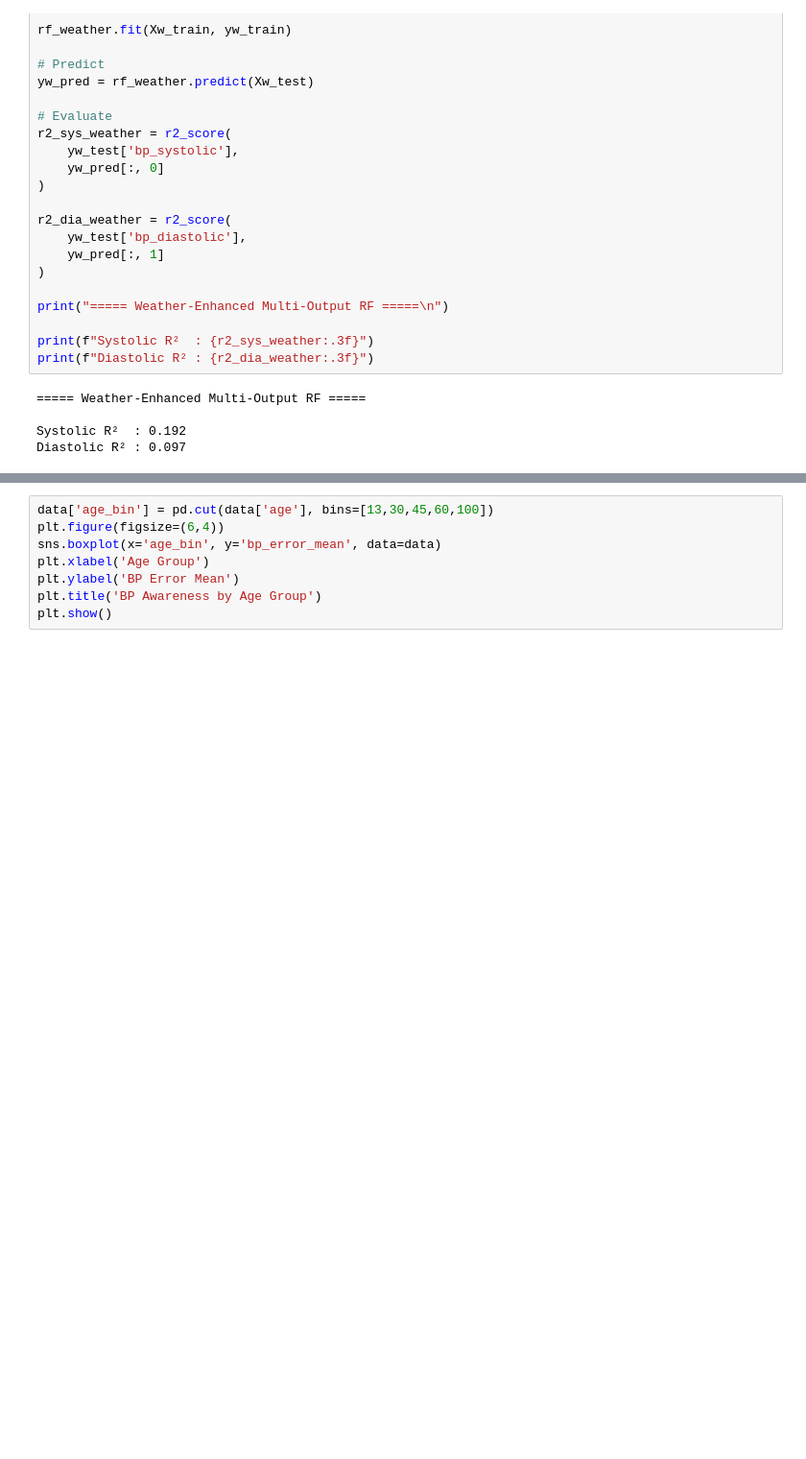
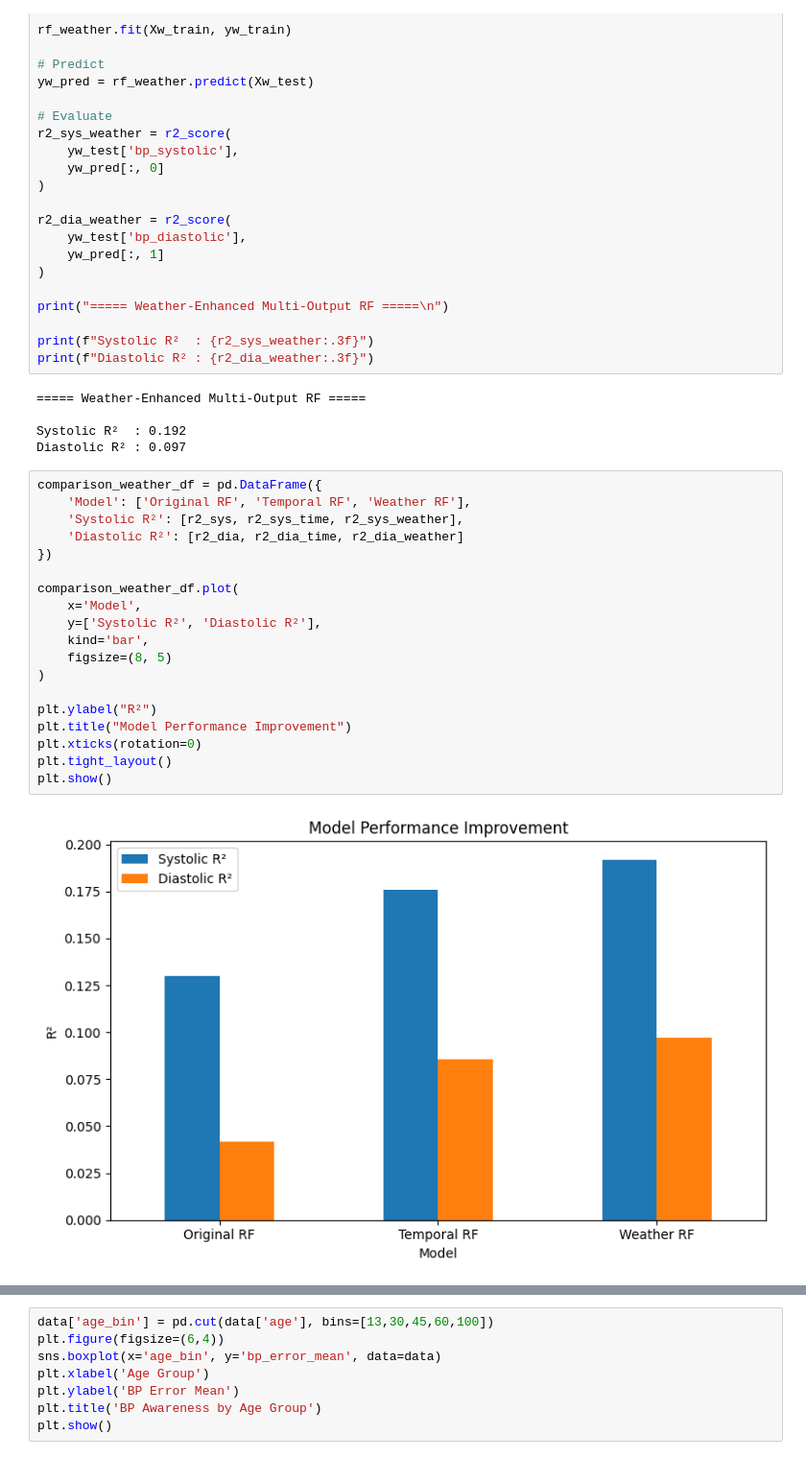
Before and after one commit to bcrohit/case-study, a Jupyter notebook: notebooks/modeling.ipynb, the cells around one changed output, grey strips where cells are left out. Shown at 96% size. Cells and saved outputs as stored; diff of their text form; blank space fills up the shorter version.

Commit message:
Added plots

```diff
--- a/notebooks/modeling.ipynb
+++ b/notebooks/modeling.ipynb
@@ -1083,3 +1093,24 @@ print(f"Diastolic R² : {r2_dia_weather:.3f}")
 
 Systolic R²  : 0.192
 Diastolic R² : 0.097
+# %%
+comparison_weather_df = pd.DataFrame({
+    'Model': ['Original RF', 'Temporal RF', 'Weather RF'],
+    'Systolic R²': [r2_sys, r2_sys_time, r2_sys_weather],
+    'Diastolic R²': [r2_dia, r2_dia_time, r2_dia_weather]
+})
+
+comparison_weather_df.plot(
+    x='Model',
+    y=['Systolic R²', 'Diastolic R²'],
+    kind='bar',
+    figsize=(8, 5)
+)
+
+plt.ylabel("R²")
+plt.title("Model Performance Improvement")
+plt.xticks(rotation=0)
+plt.tight_layout()
+plt.show()
+# %% [output]
+[figure, added]
```
Also changed, not shown: parts of 19 cells of this notebook.
